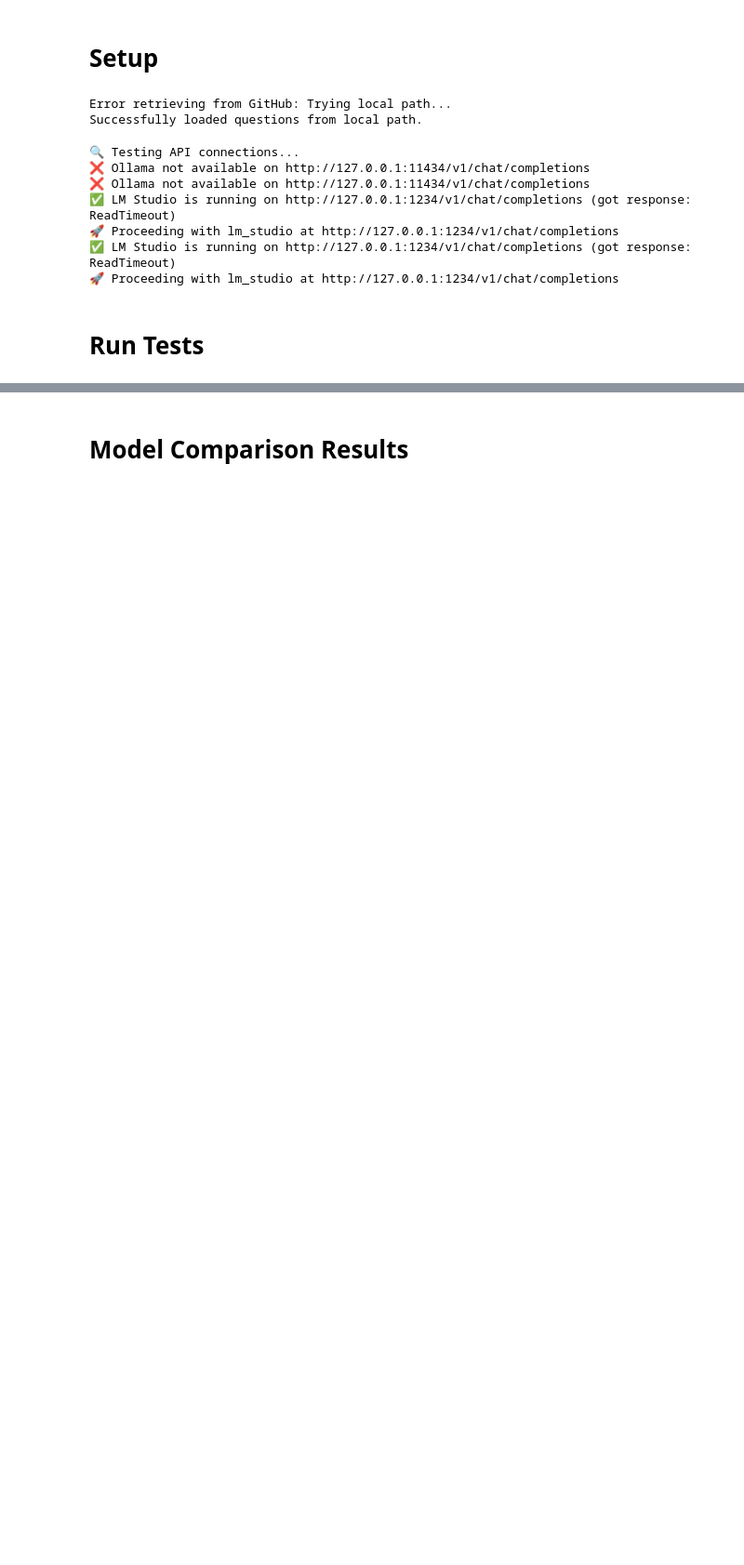
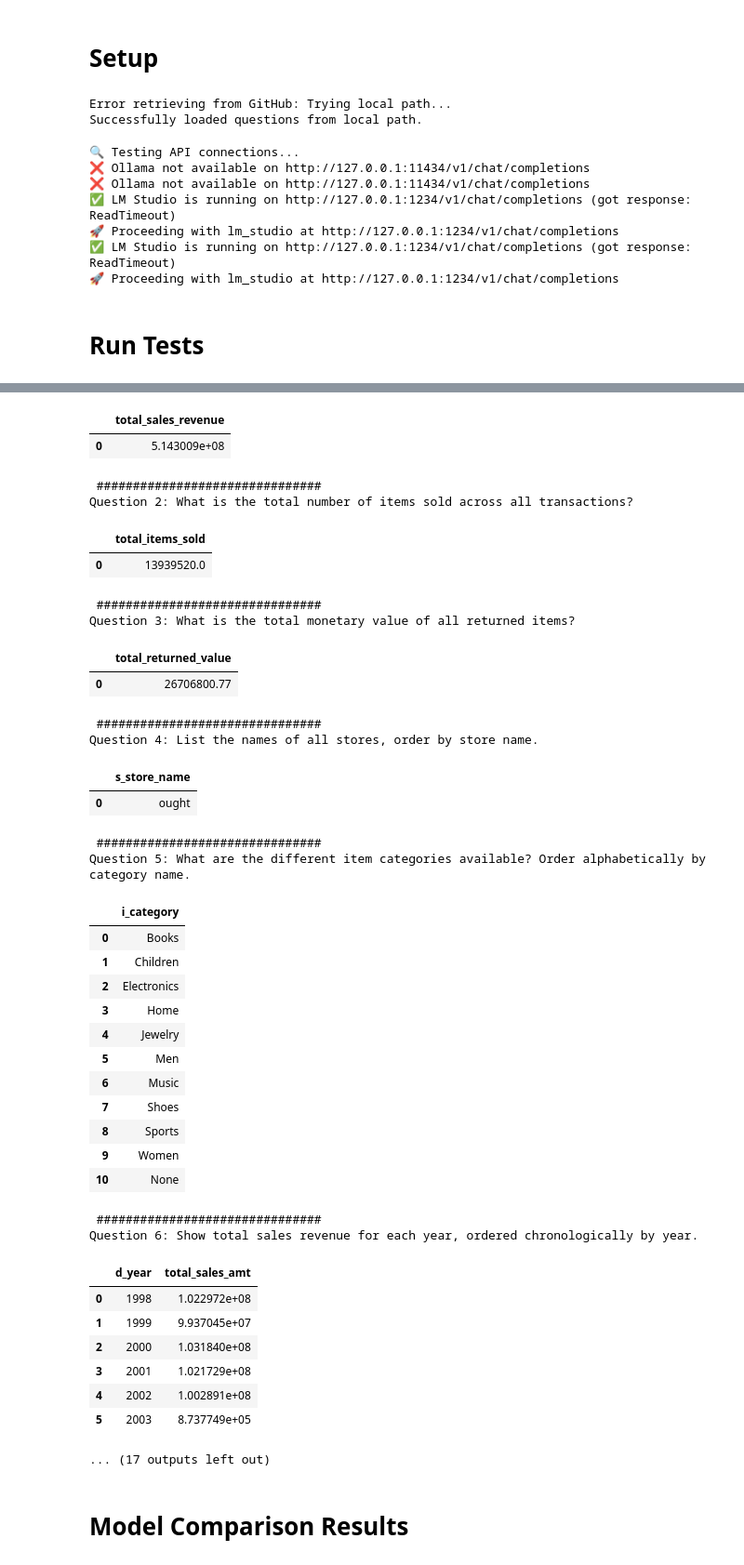
Before and after one commit to djouallah/semantic_sql_testing, a Jupyter notebook: SLM_SQL_test.ipynb, the cells around one changed output, grey strips where cells are left out. Shown at 93% size. Cells and saved outputs as stored; diff of their text form; code cells hidden in the pictures; blank space fills up the shorter version.

```diff
--- a/SLM_SQL_test.ipynb
+++ b/SLM_SQL_test.ipynb
@@ -739,5 +736,5 @@ print(f"🚀 Proceeding with {api_service} at {api_url}")
 # %%
 %%time
 #ask_question(questions,"o3-mini","azure_foundry",os.getenv("o3_mini_key"), os.getenv("llm_endpoint"),"2025-01-01-preview" )
-#ask_question(questions,model1,"ollama")
+ask_question(questions,"smallthinker-21ba3b-instruct","ollama")
 # %% [output]
@@ -746,3 +758,41 @@ Wall time: 1.63 ms
+|  | total_sales_revenue |
+| 0 | 5.143009e+08 |
+ ###############################
+Question 2: What is the total number of items sold across all transactions?
+|  | total_items_sold |
+| 0 | 13939520.0 |
+ ###############################
+Question 3: What is the total monetary value of all returned items?
+|  | total_returned_value |
+| 0 | 26706800.77 |
+ ###############################
+Question 4: List the names of all stores, order by store name.
+|  | s_store_name |
+| 0 | ought |
+ ###############################
+Question 5: What are the different item categories available? Order alphabetically by category name.
+|  | i_category |
+| 0 | Books |
+| 1 | Children |
+| 2 | Electronics |
+| 3 | Home |
+| 4 | Jewelry |
+| 5 | Men |
+| 6 | Music |
+| 7 | Shoes |
+| 8 | Sports |
+| 9 | Women |
+| 10 | None |
+ ###############################
+Question 6: Show total sales revenue for each year, ordered chronologically by year.
+|  | d_year | total_sales_amt |
+| 0 | 1998 | 1.022972e+08 |
+| 1 | 1999 | 9.937045e+07 |
+| 2 | 2000 | 1.031840e+08 |
+| 3 | 2001 | 1.021729e+08 |
+| 4 | 2002 | 1.002891e+08 |
+| 5 | 2003 | 8.737749e+05 |
+... (17 outputs left out)
 # %% [markdown]
 # Model Comparison Results
 # %%
```
Also changed, not shown: parts of 6 cells of this notebook.
